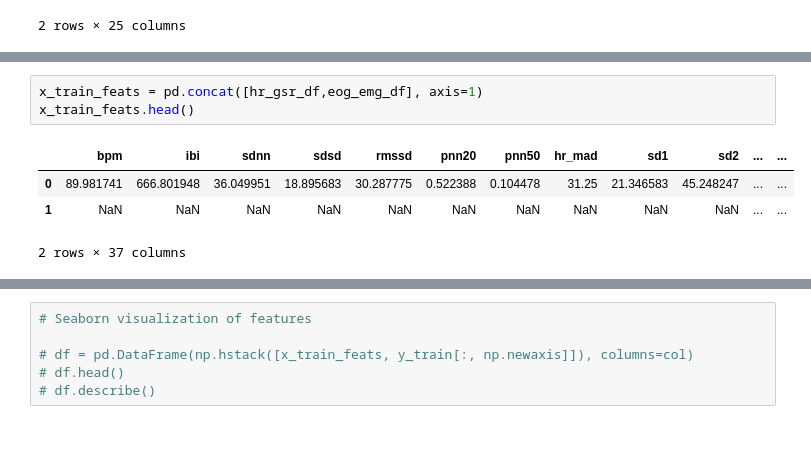
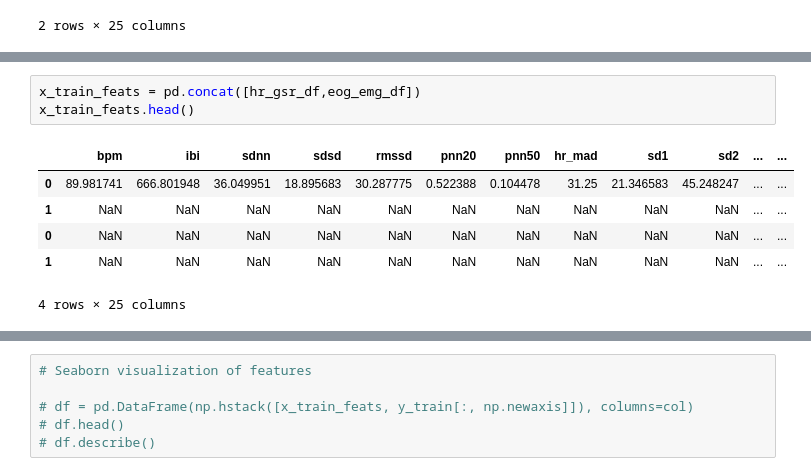
Before and after one commit to Simurgh818/BMED_6517_emotional_state_classifier, a Jupyter notebook: emotional_state_classifier.ipynb, the cells around one changed output, grey strips where cells are left out. Drawn from its saved outputs; the diff is of its cells as text; blank space fills up the shorter version.

```diff
--- a/emotional_state_classifier.ipynb
+++ b/emotional_state_classifier.ipynb
@@ -670,10 +690,12 @@ eog_emg_df.head()
 | 0 | 0.000073 | 0.000157 | [[1.1355026414084566, 0.993327836... | [[4.474387566870537, 3.2846574064... | 0.000026 | 0.000048 | 2.199707e-08 | -9.941361e-10 | -0.000026 | 16681.425 | ... |
 | 1 | 0.000035 | 0.000523 | [[-0.37928025129468385, -0.306367... | [[-0.3943198020087526, -0.5592424... | 0.000027 | 0.000049 | 2.269182e-08 | -1.569540e-09 | -0.000027 | 16569.275 | ... |
 # %%
-x_train_feats = pd.concat([hr_gsr_df,eog_emg_df], axis=1)
+x_train_feats = pd.concat([hr_gsr_df,eog_emg_df])
 x_train_feats.head()
 # %% [output]
 |  | bpm | ibi | sdnn | sdsd | rmssd | pnn20 | pnn50 | hr_mad | sd1 | sd2 | ... | ... |
 | 0 | 89.981741 | 666.801948 | 36.049951 | 18.895683 | 30.287775 | 0.522388 | 0.104478 | 31.25 | 21.346583 | 45.248247 | ... | ... |
 | 1 | NaN | NaN | NaN | NaN | NaN | NaN | NaN | NaN | NaN | NaN | ... | ... |
+| 0 | NaN | NaN | NaN | NaN | NaN | NaN | NaN | NaN | NaN | NaN | ... | ... |
+| 1 | NaN | NaN | NaN | NaN | NaN | NaN | NaN | NaN | NaN | NaN | ... | ... |
-2 rows × 37 columns
+4 rows × 25 columns
```
Also changed, not shown: parts of 5 cells of this notebook.
